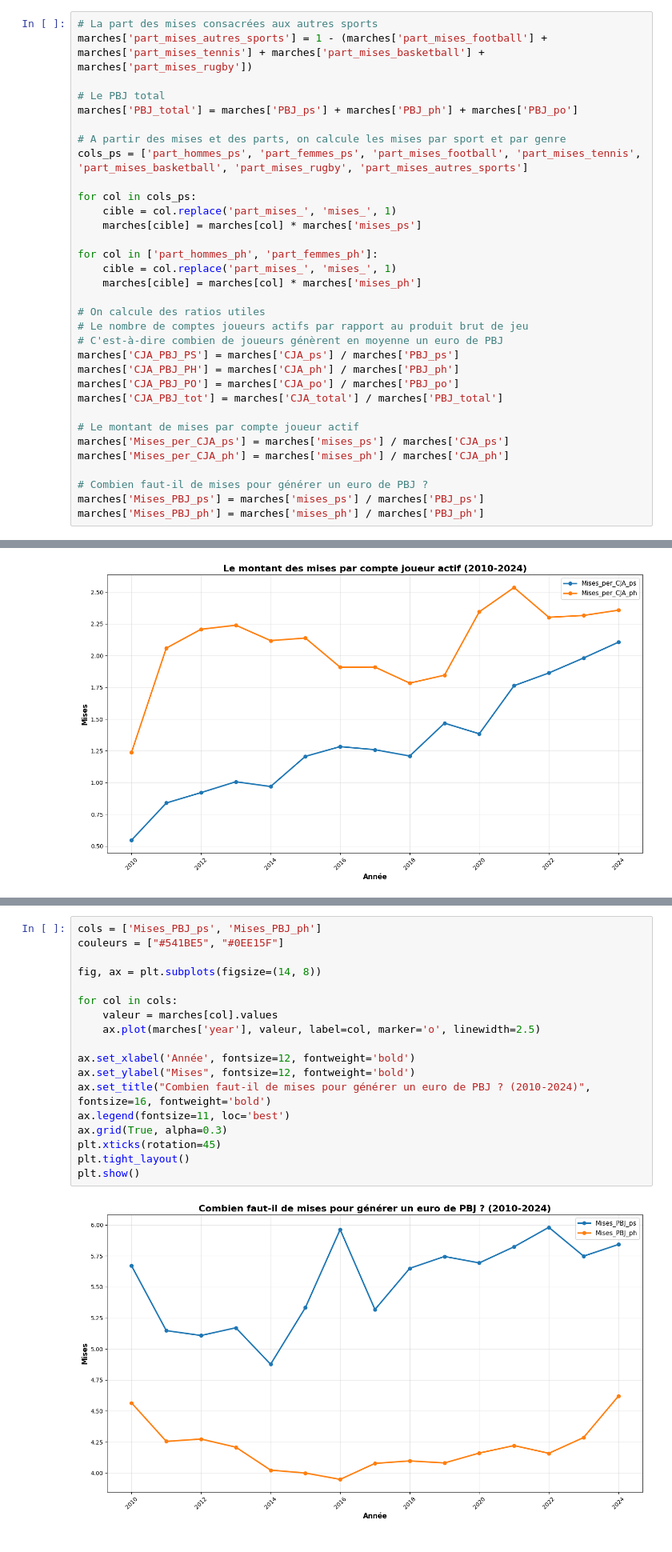
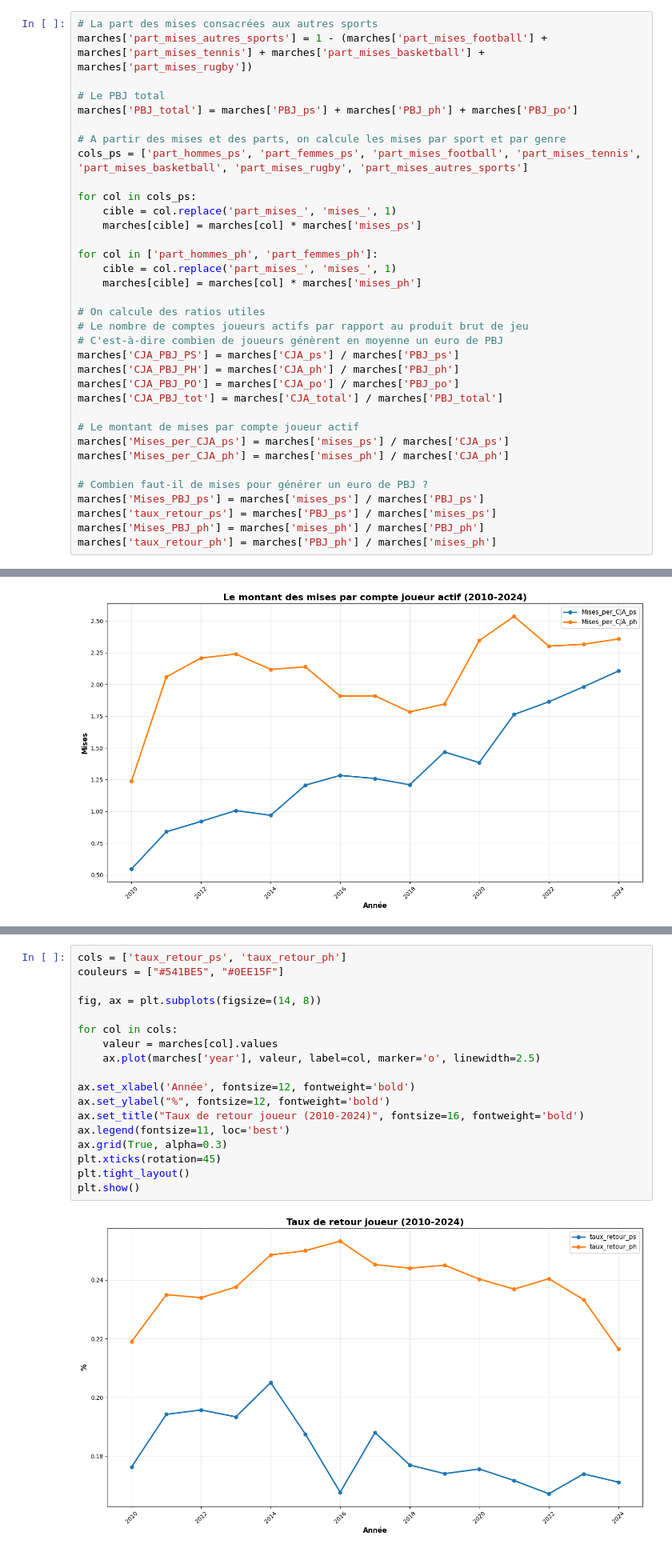
Before and after one commit to Juleslapeuf/ANJ_project, a Jupyter notebook: ANJ_Data.ipynb, the cells around one changed output, grey strips where cells are left out. Shown at 80% size. Drawn from its saved outputs; the diff is of its cells as text.

```diff
--- a/ANJ_Data.ipynb
+++ b/ANJ_Data.ipynb
@@ -295,7 +295,9 @@ marches['Mises_per_CJA_ph'] = marches['mises_ph'] / marches['CJA_ph']
 
 # Combien faut-il de mises pour générer un euro de PBJ ?
 marches['Mises_PBJ_ps'] = marches['mises_ps'] / marches['PBJ_ps']
+marches['taux_retour_ps'] = marches['PBJ_ps'] / marches['mises_ps']
 marches['Mises_PBJ_ph'] = marches['mises_ph'] / marches['PBJ_ph']
+marches['taux_retour_ph'] = marches['PBJ_ph'] / marches['mises_ph']
 # %% [markdown]
 # VISUALISATION DES DONNEES
 # %%
@@ -486,20 +507,20 @@ Pareil, revoir le commentaire de ce graphique et ce que ça mesure aussi
 # %%
-cols = ['Mises_PBJ_ps', 'Mises_PBJ_ph']
+cols = ['taux_retour_ps', 'taux_retour_ph']
 couleurs = ["#541BE5", "#0EE15F"]
 
 fig, ax = plt.subplots(figsize=(14, 8))
 
 for col in cols:
     valeur = marches[col].values
     ax.plot(marches['year'], valeur, label=col, marker='o', linewidth=2.5)
 
 ax.set_xlabel('Année', fontsize=12, fontweight='bold')
-ax.set_ylabel("Mises", fontsize=12, fontweight='bold')
-ax.set_title("Combien faut-il de mises pour générer un euro de PBJ ? (2010-2024)", fontsize=16, fontweight='bold')
+ax.set_ylabel("%", fontsize=12, fontweight='bold')
+ax.set_title("Taux de retour joueur (2010-2024)", fontsize=16, fontweight='bold')
 ax.legend(fontsize=11, loc='best')
 ax.grid(True, alpha=0.3)
 plt.xticks(rotation=45)
 plt.tight_layout()
 plt.show()
 # %% [output]
-[figure, old version]
+[figure, new version]
```
Also changed, not shown: parts of 4 cells of this notebook.
